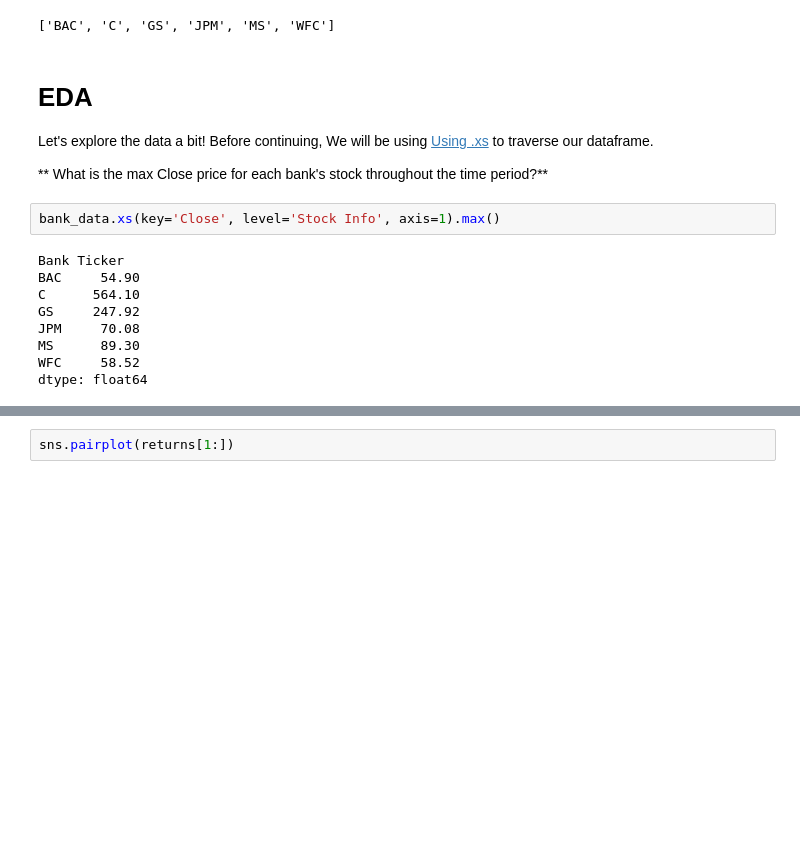
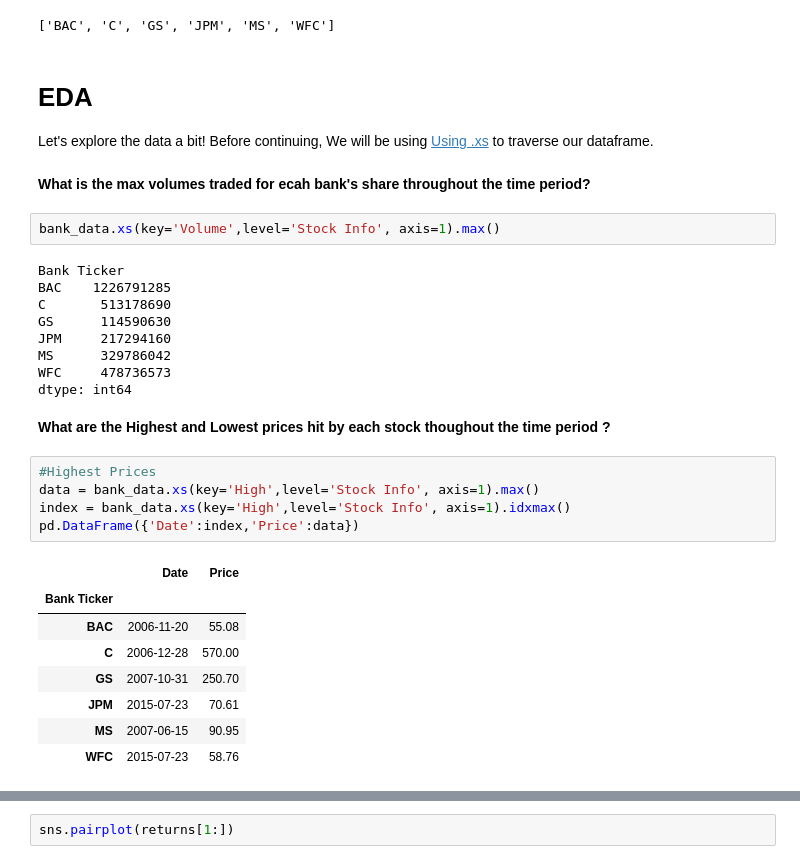
Before and after one commit to chaitanya6761/Finance-Data-Analysis, a Jupyter notebook: 03-Finance Project.ipynb, the cells around one changed output, grey strips where cells are left out. Cells and saved outputs as stored; diff of their text form; blank space fills up the shorter version.

```diff
--- a/03-Finance Project.ipynb
+++ b/03-Finance Project.ipynb
@@ -43,17 +47,32 @@ tickers
 # EDA
 
 Let's explore the data a bit! Before continuing, We will be using [Using .xs](http://pandas.pydata.org/pandas-docs/stable/generated/pandas.DataFrame.xs.html) to traverse our dataframe.
-
-
-** What is the max Close price for each bank's stock throughout the time period?**
+# %% [markdown]
+**What is the max volumes traded for ecah bank's share throughout the time period?**
 # %%
-bank_data.xs(key='Close', level='Stock Info', axis=1).max()
+bank_data.xs(key='Volume',level='Stock Info', axis=1).max()
 # %% [output]
 Bank Ticker
-BAC     54.90
-C      564.10
-GS     247.92
-JPM     70.08
-MS      89.30
-WFC     58.52
-dtype: float64
+BAC    1226791285
+C       513178690
+GS      114590630
+JPM     217294160
+MS      329786042
+WFC     478736573
+dtype: int64
+# %% [markdown]
+**What are the Highest and Lowest prices hit by each stock thoughout the time period ?**
+# %%
+#Highest Prices
+data = bank_data.xs(key='High',level='Stock Info', axis=1).max()
+index = bank_data.xs(key='High',level='Stock Info', axis=1).idxmax()
+pd.DataFrame({'Date':index,'Price':data})
+# %% [output]
+|  | Date | Price |
+| Bank Ticker |  |  |
+| BAC | 2006-11-20 | 55.08 |
+| C | 2006-12-28 | 570.00 |
+| GS | 2007-10-31 | 250.70 |
+| JPM | 2015-07-23 | 70.61 |
+| MS | 2007-06-15 | 90.95 |
+| WFC | 2015-07-23 | 58.76 |
```
Also changed, not shown: parts of 12 cells of this notebook.
